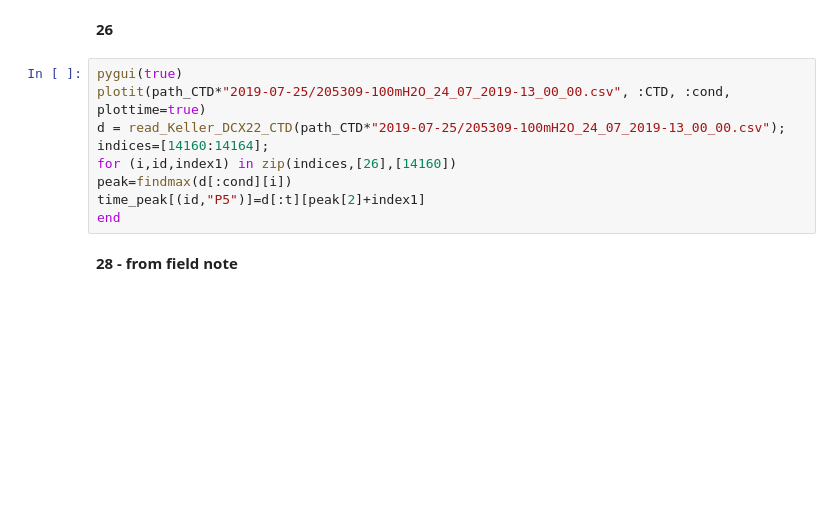
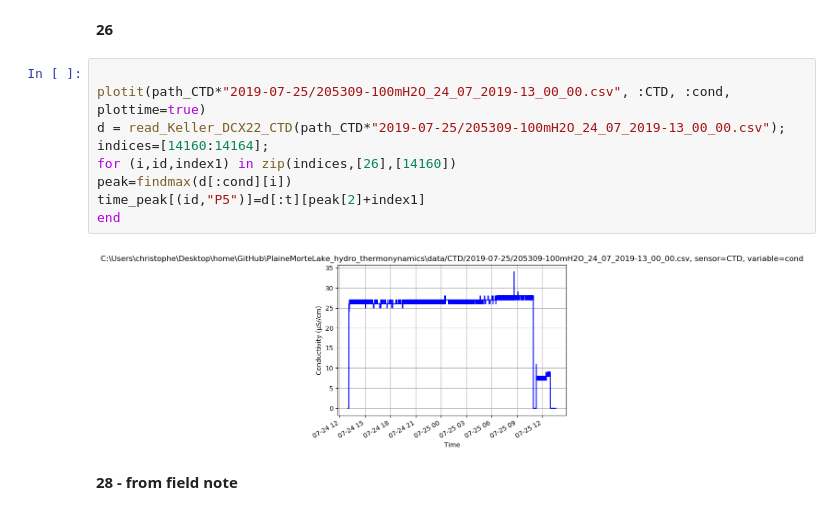
Before and after one commit to christopheogier/PlaineMorteLake_hydro_thermodynamics.jl, a Jupyter notebook: notebooks/Hydraulic_thermodynamics_parameters.ipynb, the cells around one changed output. Saved outputs shown, nothing was run; the diff lists cells and outputs as text; blank space fills up the shorter version.

```diff
--- a/notebooks/Hydraulic_thermodynamics_parameters.ipynb
+++ b/notebooks/Hydraulic_thermodynamics_parameters.ipynb
@@ -370,14 +370,16 @@ time_peak[(24,"P5")]=DateTime(2019,7,24,16,57);
 
 **26**
 # %%
-pygui(true)
+
 plotit(path_CTD*"2019-07-25/205309-100mH2O_24_07_2019-13_00_00.csv", :CTD, :cond, plottime=true)
 d = read_Keller_DCX22_CTD(path_CTD*"2019-07-25/205309-100mH2O_24_07_2019-13_00_00.csv");
 indices=[14160:14164];
 for (i,id,index1) in zip(indices,[26],[14160])
 peak=findmax(d[:cond][i])
 time_peak[(id,"P5")]=d[:t][peak[2]+index1]
 end
+# %% [output]
+[figure, added]
 # %% [markdown]
 **28 - from field note**
 # %%
```
Also changed, not shown: parts of 22 cells of this notebook, 5 other files.
